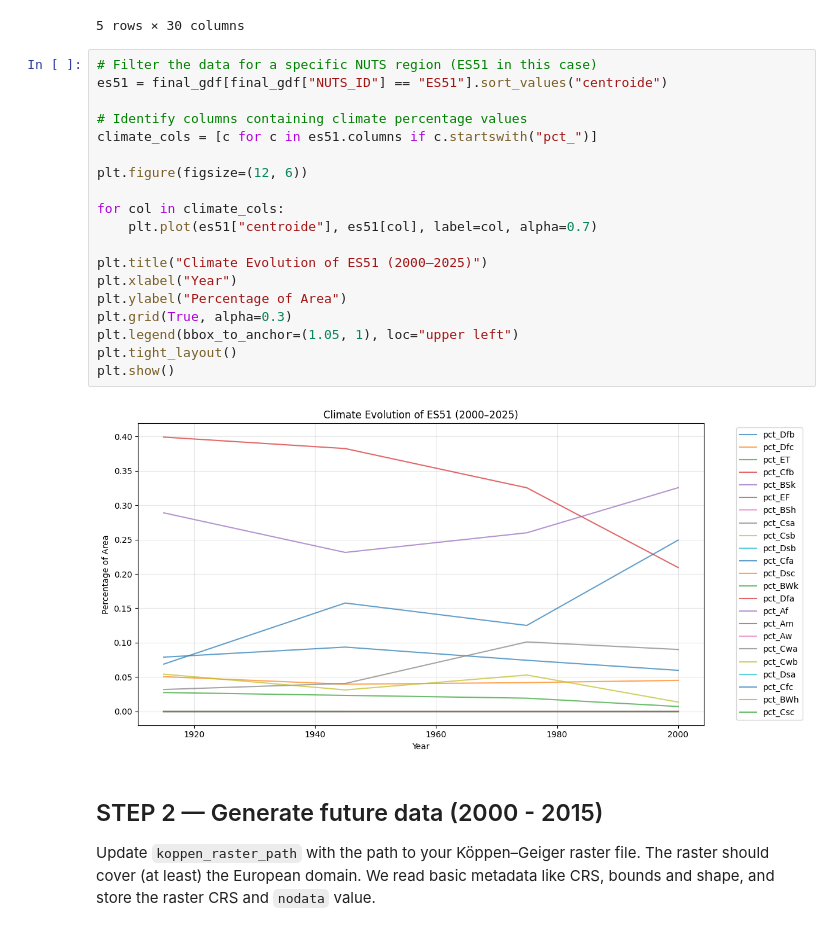
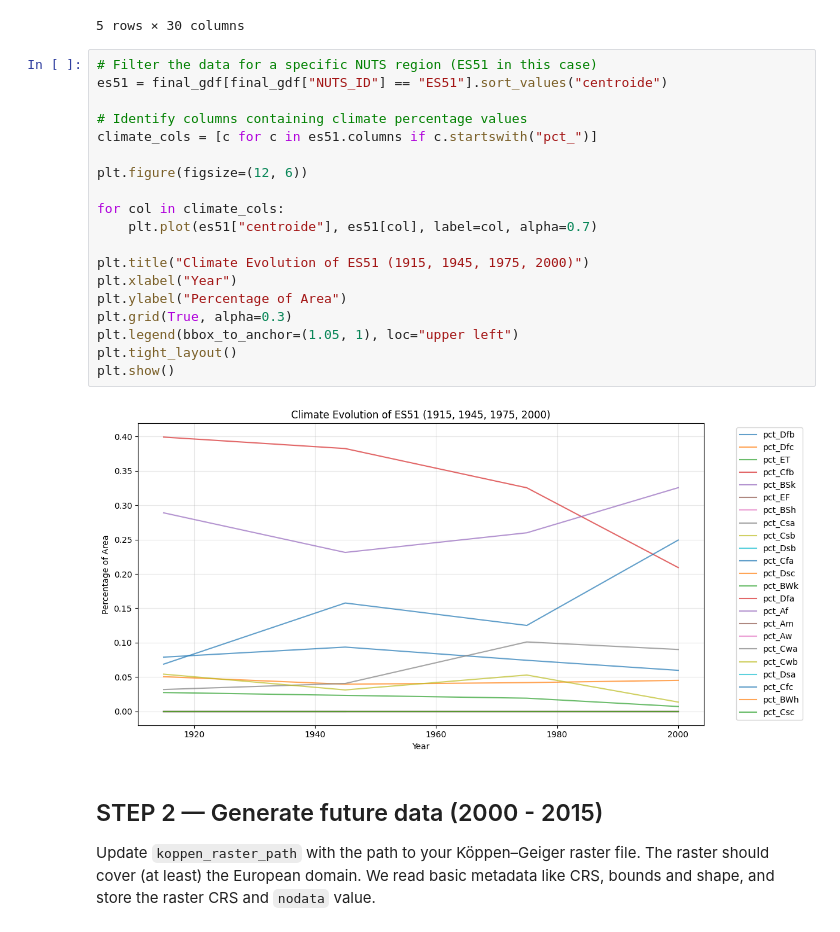
Before and after one commit to AlexisKiehn/etrace, a Jupyter notebook: climatemodel_clean.ipynb, the cells around one changed output. Saved outputs shown, nothing was run; the diff lists cells and outputs as text.

```diff
--- a/climatemodel_clean.ipynb
+++ b/climatemodel_clean.ipynb
@@ -244,24 +244,24 @@ final_gdf.head()
 # %%
 # Filter the data for a specific NUTS region (ES51 in this case)
 es51 = final_gdf[final_gdf["NUTS_ID"] == "ES51"].sort_values("centroide")
 
 # Identify columns containing climate percentage values
 climate_cols = [c for c in es51.columns if c.startswith("pct_")]
 
 plt.figure(figsize=(12, 6))
 
 for col in climate_cols:
     plt.plot(es51["centroide"], es51[col], label=col, alpha=0.7)
 
-plt.title("Climate Evolution of ES51 (2000–2025)")
+plt.title("Climate Evolution of ES51 (1915, 1945, 1975, 2000)")
 plt.xlabel("Year")
 plt.ylabel("Percentage of Area")
 plt.grid(True, alpha=0.3)
 plt.legend(bbox_to_anchor=(1.05, 1), loc="upper left")
 plt.tight_layout()
 plt.show()
 # %% [output]
-[figure, old version]
+[figure, new version]
 # %% [markdown]
 ## STEP 2 — Generate future data (2000 - 2015)
 Update `koppen_raster_path` with the path to your Köppen–Geiger raster file. The raster should cover (at least) the European domain.
```
Also changed, not shown: parts of 4 cells of this notebook, 1 other file.
